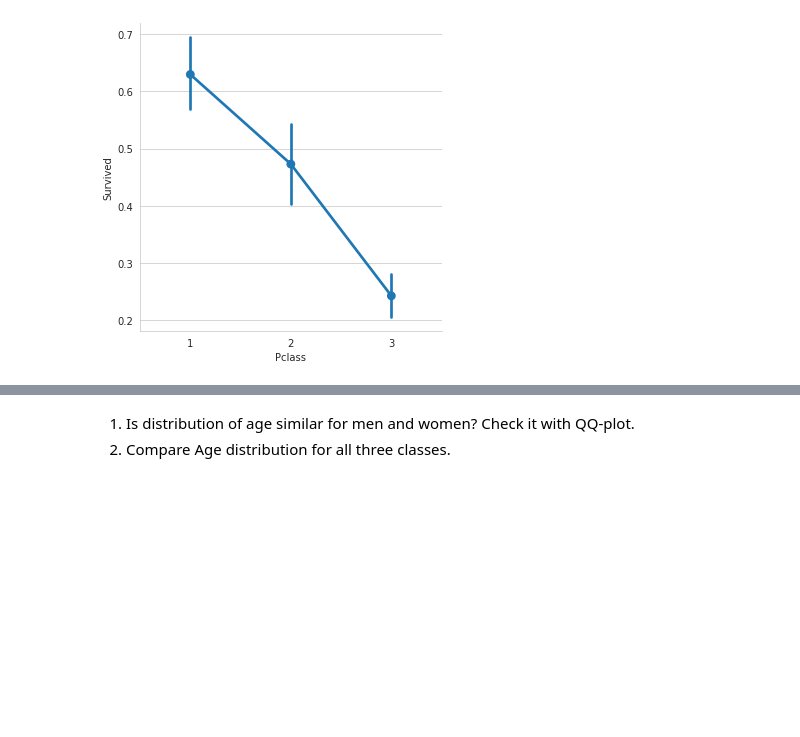
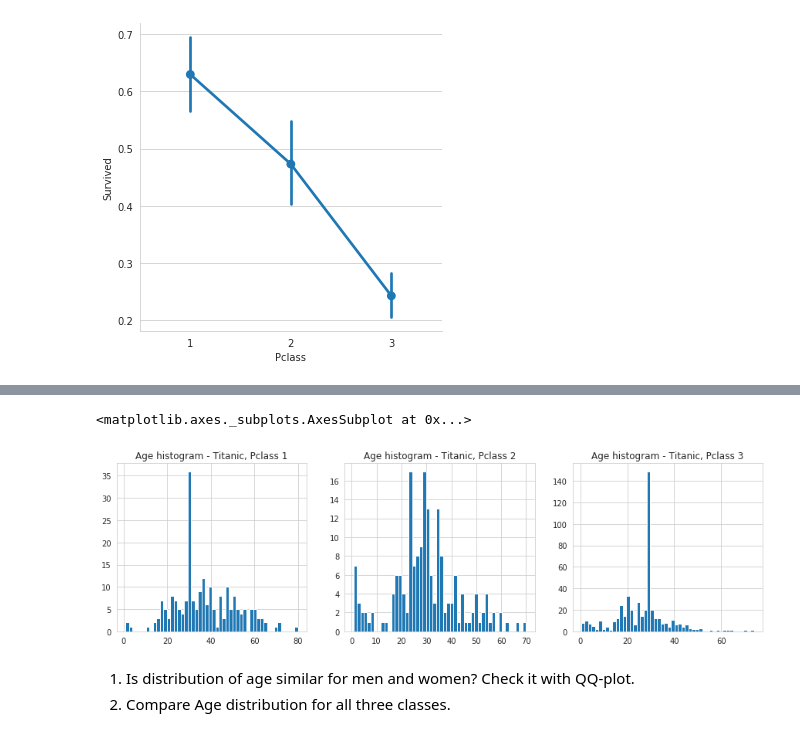
Before and after one commit to IlyaTrofimov/ML2020-Skoltech, a Jupyter notebook: seminar-01-ml.ipynb, the cells around one changed output, grey strips where cells are left out. Cells and saved outputs as stored; diff of their text form; code cells hidden in the pictures; blank space fills up the shorter version.

```diff
--- a/seminar-01-ml.ipynb
+++ b/seminar-01-ml.ipynb
@@ -566,3 +593,20 @@ titanic_dataframe = titanic_dataframe.join(pclass_dummies_titanic)
+# %%
+fig, (axis1, axis2, axis3) = plt.subplots(1, 3, figsize=(15, 4))
+axis1.set_title('Age histogram - Titanic, Pclass 1')
+axis2.set_title('Age histogram - Titanic, Pclass 2')
+axis3.set_title('Age histogram - Titanic, Pclass 3')
+
+pclass_titanic = titanic_dataframe[titanic_dataframe.Pclass == 1]
+pclass_titanic["Age"].hist(ax = axis1, bins = 50)
+
+pclass_titanic = titanic_dataframe[titanic_dataframe.Pclass == 2]
+pclass_titanic["Age"].hist(ax = axis2, bins = 50)
+
+pclass_titanic = titanic_dataframe[titanic_dataframe.Pclass == 3]
+pclass_titanic["Age"].hist(ax = axis3, bins = 50)
+# %% [output]
+<matplotlib.axes._subplots.AxesSubplot at 0x...>
+[figure, added]
 # %% [markdown]
 1. Is distribution of age similar for men and women? Check it with QQ-plot.
 2. Compare Age distribution for all three classes.
```
Also changed, not shown: parts of 7 cells of this notebook.
